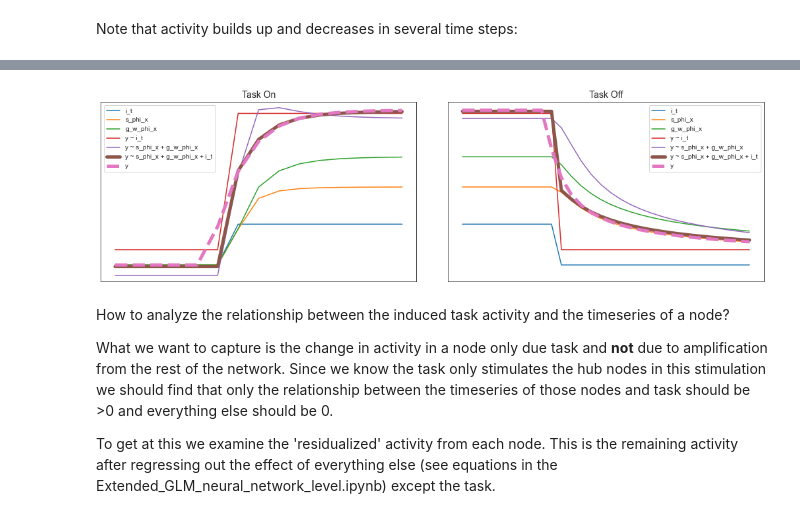
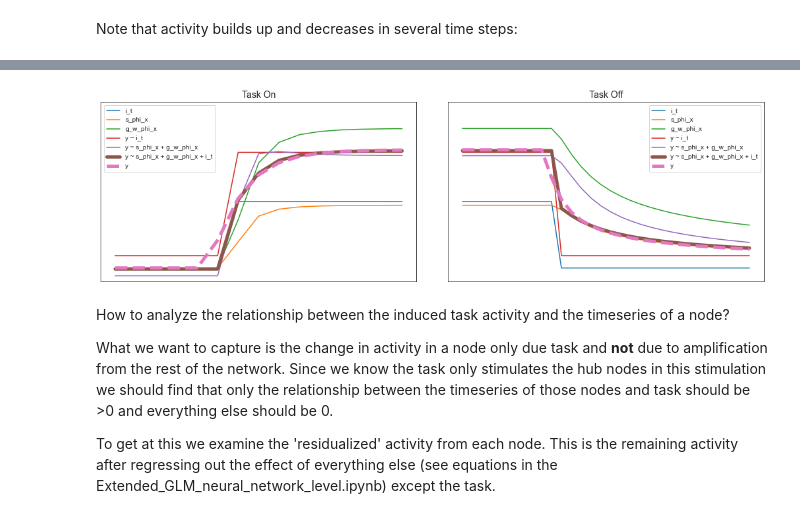
Before and after one commit to zenkavi/NeuralMassModels, a Jupyter notebook: TheoreticalResults/Zenkavi_Simulations/POC_minimal_model.ipynb, the cells around one changed output, grey strips where cells are left out. Drawn from its saved outputs; the diff is of its cells as text; code cells hidden in the pictures.

Commit message:
automated some figures, fixed task regressor and wrote out conclusions on baseline

```diff
--- a/TheoreticalResults/Zenkavi_Simulations/POC_minimal_model.ipynb
+++ b/TheoreticalResults/Zenkavi_Simulations/POC_minimal_model.ipynb
@@ -202,7 +213,9 @@ g_w_phi_x = cur_w * g_w_phi_x
 g_w_phi_x = np.sum(g_w_phi_x, axis=0)
 g_w_phi_x = g*g_w_phi_x
 
-i_t = stimtimes[node,:-1]
+# This is external; don't know how the task affects a node
+# i_t = stimtimes[node,:-1]
+i_t = tasktiming[:-1]
 
 old_des_mat = np.column_stack((intcp, i_t))
 new_des_mat = np.column_stack((intcp, s_phi_x, g_w_phi_x, i_t))
@@ -251,28 +266,28 @@ This way, baseline does **NOT** depend on noise but it **DOES** depend on the no
 # %%
 plt.rcParams["figure.figsize"][0] = 18
 plt.rcParams["figure.figsize"][1] = 5
 fig, a = plt.subplots(1, 2)
 
 plt_ranges = [range(45,60), range(90,120)]
 titles = ['Task On', "Task Off"]
 
 for i, plt_range in enumerate(plt_ranges):
     a[i].plot(i_t[plt_range], label = "i_t")
     a[i].plot(s_phi_x[plt_range], label = "s_phi_x")
     a[i].plot(g_w_phi_x[plt_range], label = "g_w_phi_x")
     a[i].plot(old_mod.predict()[plt_range], label="y ~ i_t")
     a[i].plot(mid_mod.predict()[plt_range], label='y ~ s_phi_x + g_w_phi_x')
     a[i].plot(new_mod.predict()[plt_range], label='y ~ s_phi_x + g_w_phi_x + i_t', linewidth=5)
     a[i].plot(y[plt_range], label = "y", linewidth=5, linestyle='--')
     a[i].legend()
     a[i].set_title(titles[i], fontdict = {'fontsize':14})
     a[i].set_xticks([])
     a[i].set_yticks([])
-    a[i].set_ylim([-.2,2])
+    a[i].set_ylim([-.2,2.5])
 
 plt.subplots_adjust(wspace=0.1)
 # %% [output]
-[figure, old version]
+[figure, new version]
 # %%
 base_sim= sim_network_task_glm(ncommunities = ncommunities,
                          nodespercommunity = nodespercommunity,
```
Also changed, not shown: parts of 15 cells of this notebook, 1 other file.
